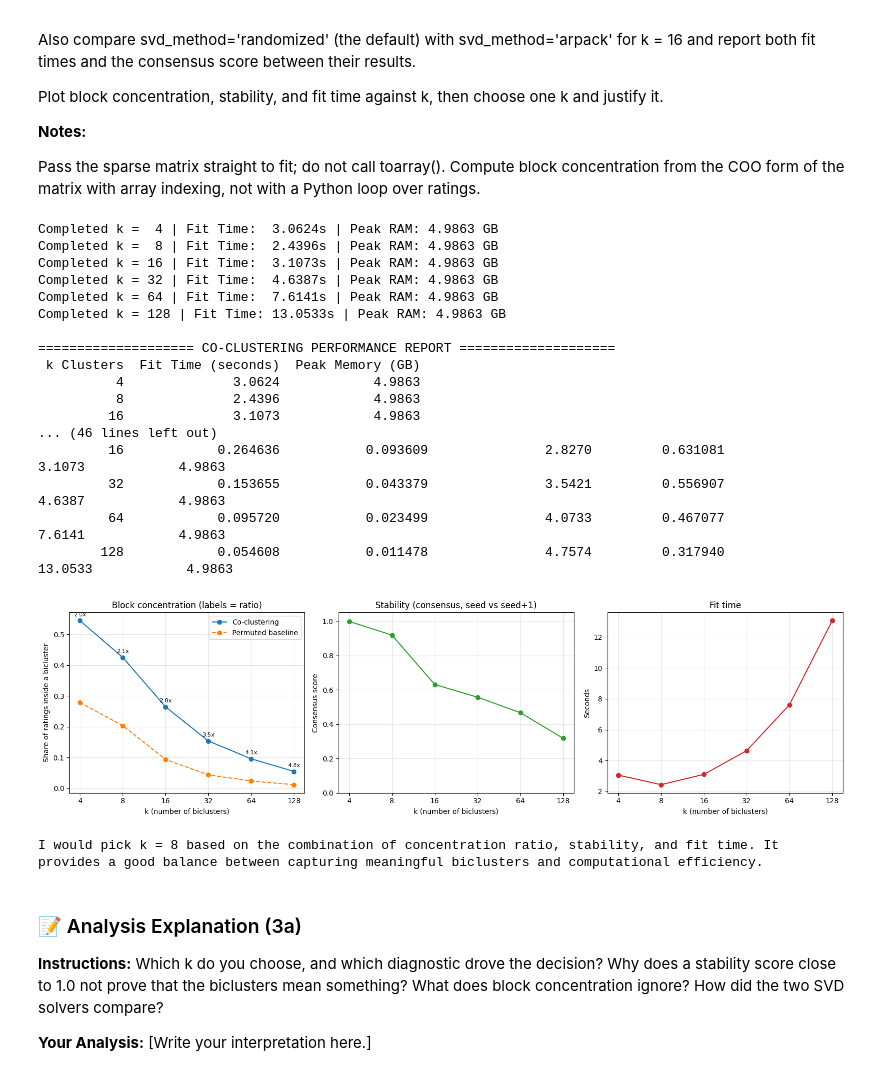
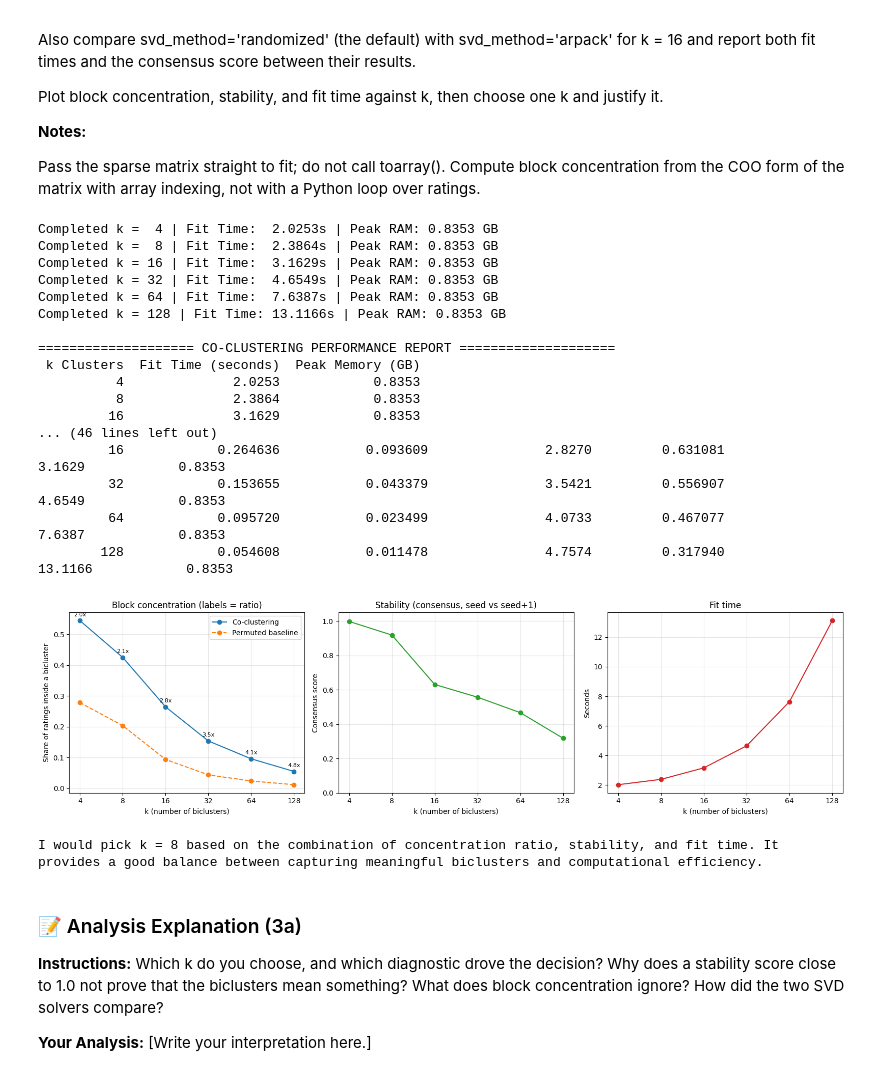
Before and after one commit to Chewy8234/Clustering-Anomaly, a Jupyter notebook: Sebastian_Campos_studentid_Assignment_3_Clustering_Anomaly.ipynb, the cells around one changed output. Saved outputs shown, nothing was run; the diff lists cells and outputs as text; code cells hidden in the pictures.

```diff
--- a/Sebastian_Campos_studentid_Assignment_3_Clustering_Anomaly.ipynb
+++ b/Sebastian_Campos_studentid_Assignment_3_Clustering_Anomaly.ipynb
@@ -642,7 +651,8 @@ for k in k_values:
 
     # Convert bytes to Gigabytes (GB) to match your reporting constraints
     # Re-use your cell 7 helper if preferred, or use the standard conversion below:
-    peak_memory_bytes = process.memory_info().peak_wset
+    # Use the tracemalloc peak measured during THIS fit (process.memory_info().peak_wset is the
+    # all-time peak of the whole process, so it reported the same number for every k)
     peak_memory_gb = peak_memory_bytes / (1024**3)
 
     coclustering_metrics.append(
@@ -749,8 +759,8 @@ for k in k_values:
 
 for k, models in fitted_coclust_models.items():
     model = models
-    row_sizes = np.bincount(model.row_labels_)
-    col_sizes = np.bincount(model.column_labels_)
+    row_sizes = np.bincount(model.row_labels_, minlength=k)
+    col_sizes = np.bincount(model.column_labels_, minlength=k)
 
     print(f"\nBicluster Sizes for k = {k}:")
     print(f"Row Sizes: Min={row_sizes.min()}, Median={np.median(row_sizes)}, Max={row_sizes.max()}")
@@ -807,47 +817,47 @@ ax1.set_title("Block concentration (labels = ratio)")
 ax1.set_ylabel("Share of ratings inside a bicluster")
 ax1.legend()
 
 # Panel 2: stability across two seeds
 ax2.plot(k_arr, stability_arr, marker="o", color="tab:green")
 ax2.set_title("Stability (consensus, seed vs seed+1)")
 ax2.set_ylabel("Consensus score")
 ax2.set_ylim(0, 1.05)
 
 # Panel 3: fit time
 ax3.plot(k_arr, time_arr, marker="o", color="tab:red")
 ax3.set_title("Fit time")
 ax3.set_ylabel("Seconds")
 
 for ax in (ax1, ax2, ax3):
     ax.set_xscale("log", base=2)
     ax.set_xticks(k_arr)
     ax.set_xticklabels(k_arr)
     ax.set_xlabel("k (number of biclusters)")
     ax.grid(alpha=0.3)
 
 plt.tight_layout()
 plt.show()
 
 print("I would pick k = 8 based on the combination of concentration ratio, stability, and fit time. It provides a good balance between capturing meaningful biclusters and computational efficiency.")
 # %% [output]
-Completed k =  4 | Fit Time:  3.0624s | Peak RAM: 4.9863 GB
-Completed k =  8 | Fit Time:  2.4396s | Peak RAM: 4.9863 GB
-Completed k = 16 | Fit Time:  3.1073s | Peak RAM: 4.9863 GB
-Completed k = 32 | Fit Time:  4.6387s | Peak RAM: 4.9863 GB
-Completed k = 64 | Fit Time:  7.6141s | Peak RAM: 4.9863 GB
-Completed k = 128 | Fit Time: 13.0533s | Peak RAM: 4.9863 GB
+Completed k =  4 | Fit Time:  2.0253s | Peak RAM: 0.8353 GB
+Completed k =  8 | Fit Time:  2.3864s | Peak RAM: 0.8353 GB
+Completed k = 16 | Fit Time:  3.1629s | Peak RAM: 0.8353 GB
+Completed k = 32 | Fit Time:  4.6549s | Peak RAM: 0.8353 GB
+Completed k = 64 | Fit Time:  7.6387s | Peak RAM: 0.8353 GB
+Completed k = 128 | Fit Time: 13.1166s | Peak RAM: 0.8353 GB
 
 ==================== CO-CLUSTERING PERFORMANCE REPORT ====================
  k Clusters  Fit Time (seconds)  Peak Memory (GB)
-          4              3.0624            4.9863
-          8              2.4396            4.9863
-         16              3.1073            4.9863
+          4              2.0253            0.8353
+          8              2.3864            0.8353
+         16              3.1629            0.8353
 ... (46 lines left out)
-         16            0.264636           0.093609               2.8270         0.631081              3.1073            4.9863
-         32            0.153655           0.043379               3.5421         0.556907              4.6387            4.9863
-         64            0.095720           0.023499               4.0733         0.467077              7.6141            4.9863
-        128            0.054608           0.011478               4.7574         0.317940             13.0533            4.9863
+         16            0.264636           0.093609               2.8270         0.631081              3.1629            0.8353
+         32            0.153655           0.043379               3.5421         0.556907              4.6549            0.8353
+         64            0.095720           0.023499               4.0733         0.467077              7.6387            0.8353
+        128            0.054608           0.011478               4.7574         0.317940             13.1166            0.8353
-[figure, old version]
+[figure, new version]
 I would pick k = 8 based on the combination of concentration ratio, stability, and fit time. It provides a good balance between capturing meaningful biclusters and computational efficiency.
 # %% [markdown]
 ### 📝 Analysis Explanation (3a)
```
Also changed, not shown: parts of 15 cells of this notebook.
